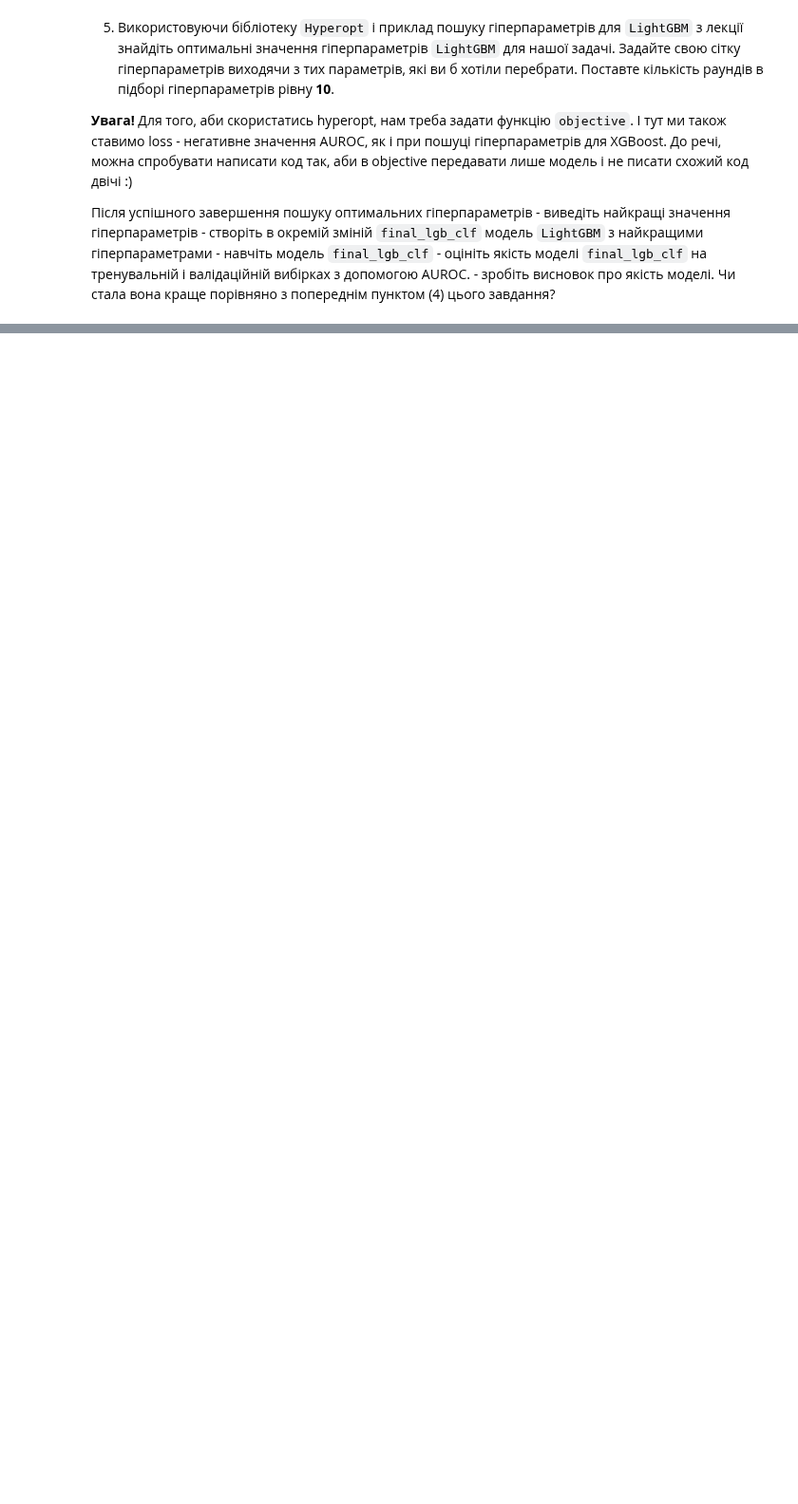
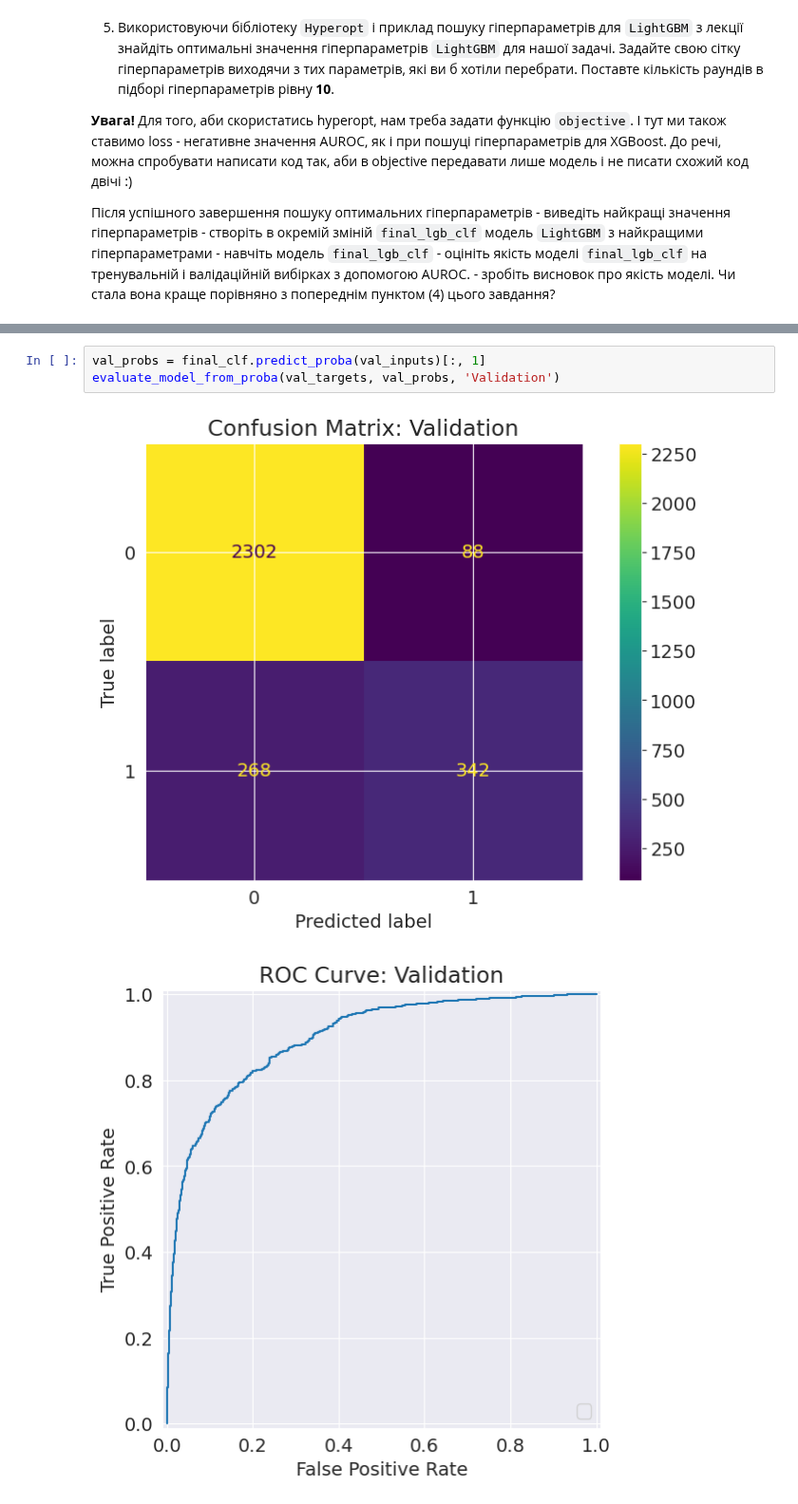
Before and after one commit to o-semenkova/ml_home_tasks, a Jupyter notebook: HW_2_4_Алгоритми_бустингу.ipynb, the cells around one changed output, grey strips where cells are left out. Shown at 95% size. Drawn from its saved outputs; the diff is of its cells as text; blank space fills up the shorter version.

```diff
--- a/HW_2_4_Алгоритми_бустингу.ipynb
+++ b/HW_2_4_Алгоритми_бустингу.ipynb
@@ -528,0 +568,6 @@ OK: CUDA works
+# %%
+val_probs = final_clf.predict_proba(val_inputs)[:, 1]
+evaluate_model_from_proba(val_targets, val_probs, 'Validation')
+# %% [output]
+[figure, added]
+[figure, added]
```
Also changed, not shown: parts of 22 cells of this notebook.
